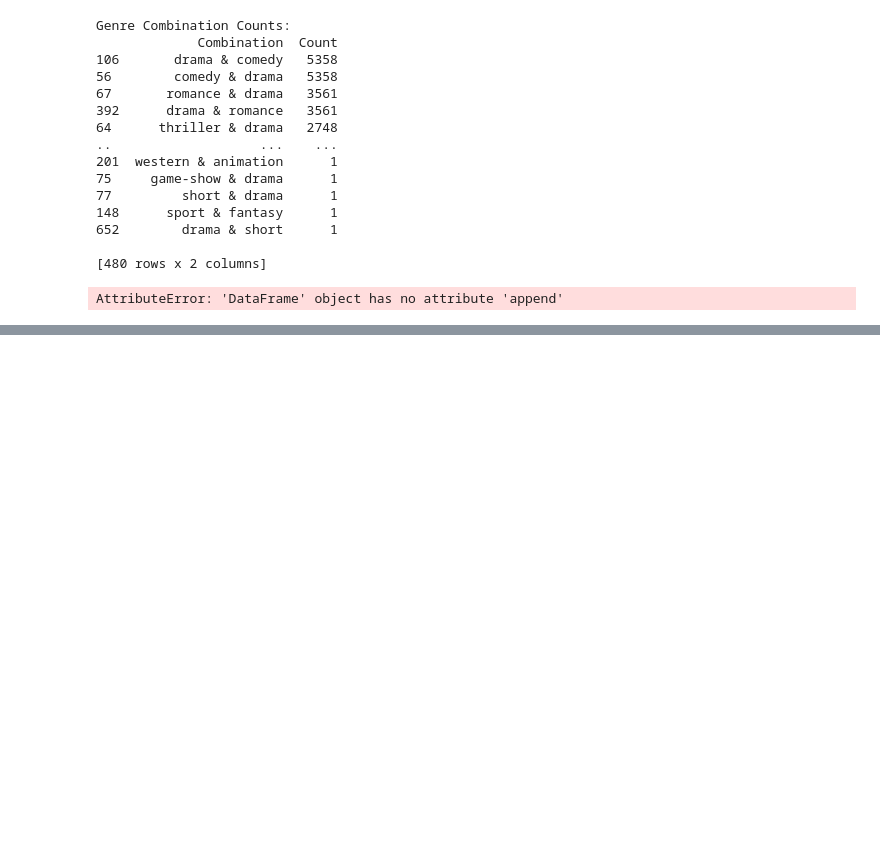
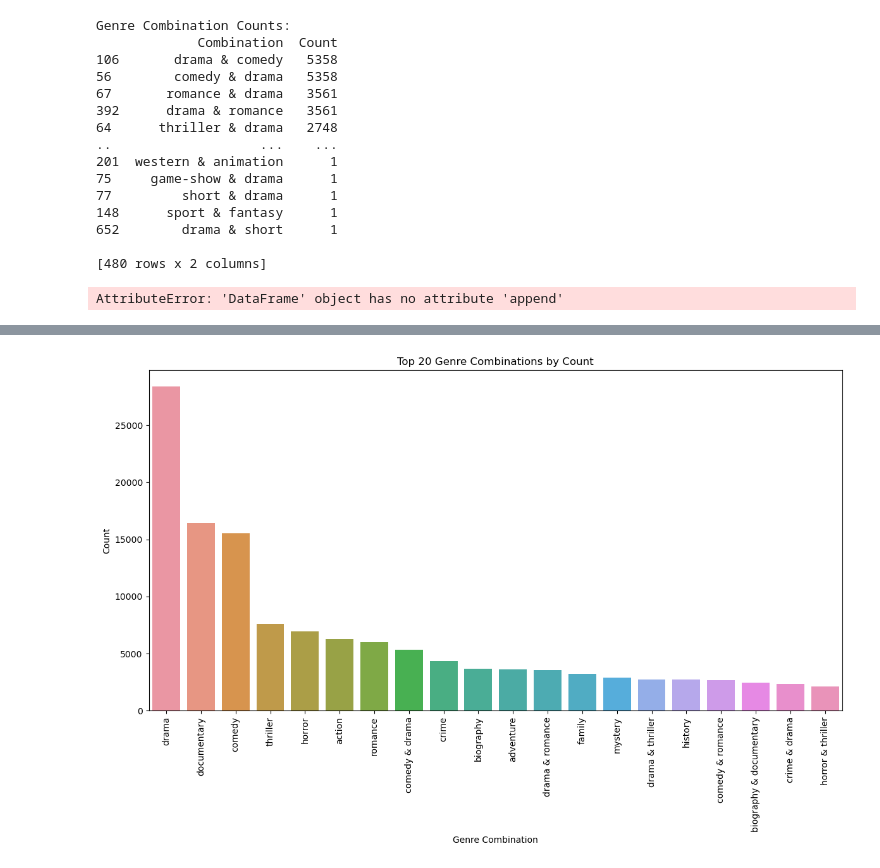
Before and after one commit to kev065/movie-studio-project, a Jupyter notebook: cleaned_data/index1.ipynb, the cells around one changed output, grey strips where cells are left out. Cells and saved outputs as stored; diff of their text form; code cells hidden in the pictures; blank space fills up the shorter version.

```diff
--- a/cleaned_data/index1.ipynb
+++ b/cleaned_data/index1.ipynb
@@ -237,0 +285,18 @@ AttributeError: 'DataFrame' object has no attribute 'append'
+# %%
+result = pd.DataFrame(result_table)
+result = result.head(20)
+plt.figure(figsize=(12, 8))
+sns.barplot(x= result['Combination'], y = result['Count'])
+plt.xticks(rotation=90)
+plt.title('Top 20 Genre Combinations by Count')
+plt.xlabel('Genre Combination')
+plt.ylabel('Count')
+
+# Annotate the bars with the count values
+#for index, row in result.iterrows():
+#    barplot.text(index, row['Count'], round(row['Count'], 2), color='black', ha="center")
+
+plt.tight_layout()
+plt.show()
+# %% [output]
+[figure, added]
```
Also changed, not shown: parts of 2 cells of this notebook, 4 other files.
